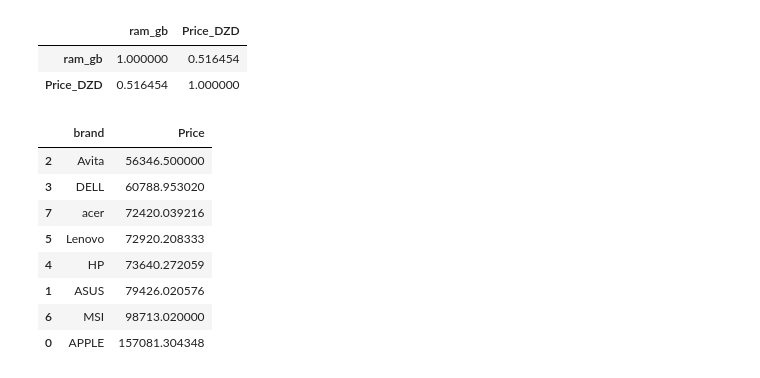
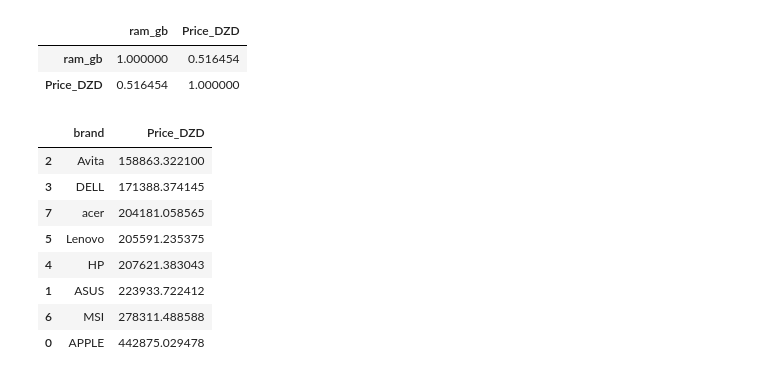
Before and after one commit to belhaddadmohamed/Kaggle-Competitions-Data-Analytics, a Jupyter notebook: DS - Laptop Prices/laptop-prices.ipynb, the cells around one changed output. Cells and saved outputs as stored; diff of their text form; code cells hidden in the pictures.

```diff
--- a/DS - Laptop Prices/laptop-prices.ipynb
+++ b/DS - Laptop Prices/laptop-prices.ipynb
@@ -302,17 +302,17 @@ df[['ram_gb', 'Price_DZD']].corr()  # 51%
 | Price_DZD | 0.516454 | 1.000000 |
 # %%
 # 📊 Average Price by Brand: Which brands are premium vs. budget-friendly?
-brands_df = df.groupby(by='brand', as_index=False)['Price'].mean().sort_values('Price')
+brands_df = df.groupby(by='brand', as_index=False)['Price_DZD'].mean().sort_values('Price_DZD')
 brands_df
 # %% [output]
-|  | brand | Price |
-| 2 | Avita | 56346.500000 |
-| 3 | DELL | 60788.953020 |
-| 7 | acer | 72420.039216 |
-| 5 | Lenovo | 72920.208333 |
-| 4 | HP | 73640.272059 |
-| 1 | ASUS | 79426.020576 |
-| 6 | MSI | 98713.020000 |
-| 0 | APPLE | 157081.304348 |
+|  | brand | Price_DZD |
+| 2 | Avita | 158863.322100 |
+| 3 | DELL | 171388.374145 |
+| 7 | acer | 204181.058565 |
+| 5 | Lenovo | 205591.235375 |
+| 4 | HP | 207621.383043 |
+| 1 | ASUS | 223933.722412 |
+| 6 | MSI | 278311.488588 |
+| 0 | APPLE | 442875.029478 |
 # %%
 fig, ax = plt.subplots(figsize=(10, 6))
```
Also changed, not shown: parts of 11 cells of this notebook, 5 other files.
